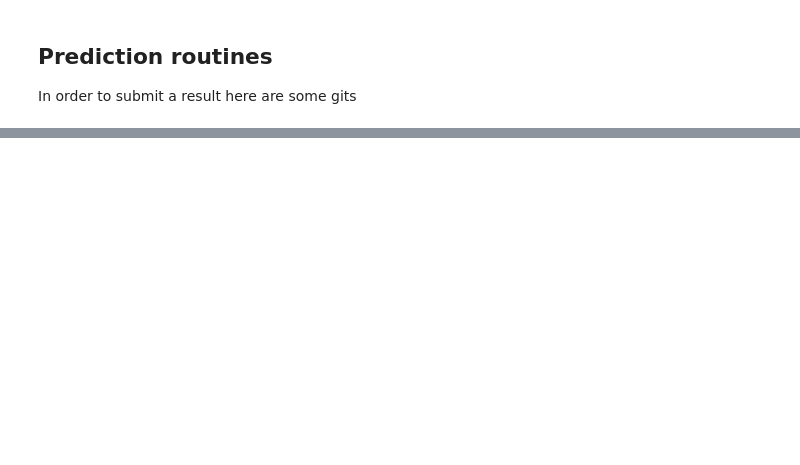
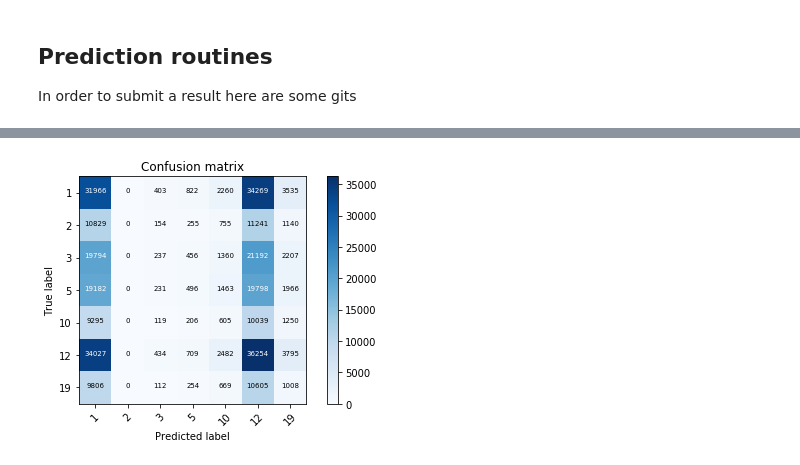
Before and after one commit to FannyRis/ChallengeHacka, a Jupyter notebook: CNN-7classes.ipynb, the cells around one changed output, grey strips where cells are left out. Cells and saved outputs as stored; diff of their text form; code cells hidden in the pictures; blank space fills up the shorter version.

```diff
--- a/CNN-7classes.ipynb
+++ b/CNN-7classes.ipynb
@@ -149,0 +169,2 @@ Epoch 3/3
+# %%
+history = model.fit_generator(train_gen, steps_per_epoch=train_batch_count, epochs=10, verbose=1, validation_data=val_gen, nb_val_samples=1000)
@@ -230,0 +280,2 @@ panda_prediction.to_csv(PATH_SUBMIT, index_label = 'ID')
+# %%
+prediction = model.predict_generator(val_gen, steps=get_batch_count(val_idxs, BATCH_SIZE), verbose=1)
@@ -230,0 +284,88 @@ panda_prediction.to_csv(PATH_SUBMIT, index_label = 'ID')
+# %%
+
+def gt_generator(h5_path, batch_size, idxs):
+    f = h5.File(h5_path, 'r')
+    batch_count = get_batch_count(idxs, batch_size)
+
+    for b in range(batch_count):
+        batch_idx = idxs[b*batch_size]
+        Y = f['TOP_LANDCOVER'][batch_idx:batch_idx+batch_size, :]
+        yield keras.utils.np_utils.to_categorical(np.array(Y), 23)
+
+gt_gen = gt_generator(PATH_DATA, BATCH_SIZE, val_idxs)
+gt = []
+for elem in gt_gen:
+    gt.append(elem)
+gt = np.vstack(gt)
+# %%
+import itertools
+from sklearn.metrics import confusion_matrix
+
+def plot_confusion_matrix(cm, classes,
+                          normalize=False,
+                          title='Confusion matrix',
+                          cmap=plt.cm.Blues):
+    """
+    This function prints and plots the confusion matrix.
+    Normalization can be applied by setting `normalize=True`.
+    """
+    if normalize:
+        cm = cm.astype('float') / cm.sum(axis=1)[:, np.newaxis]
+        print("Normalized confusion matrix")
+    else:
+        print('Confusion matrix, without normalization')
+
+    plt.imshow(cm, interpolation='nearest', cmap=cmap)
+    plt.title(title)
+    plt.colorbar()
+    tick_marks = np.arange(len(classes))
+    plt.xticks(tick_marks, classes, rotation=45)
+    plt.yticks(tick_marks, classes)
+
+    fmt = '.2f' if normalize else 'd'
+    thresh = cm.max() / 2.
+    for i in range(cm.shape[0]):
+        for j in range(cm.shape[1]):
+            plt.text(j, i, format(int(cm[i, j]), fmt),
+                     horizontalalignment="center",
+                     color="white" if cm[i, j] > thresh else "black",fontsize=7)
+
+    plt.tight_layout()
+    plt.ylabel('True label')
+    plt.xlabel('Predicted label')
+
+def clean_confusion_matrix(confusion_matrix, classes):
+    real_classes = []
+    for c in range(len(classes)):
+        if np.sum(confusion_matrix[:,c])+np.sum(confusion_matrix[c, :]) != 0:
+            real_classes.append(c)
+    real_confusion_matrix = np.empty((len(real_classes), len(real_classes)))
+    for c_index in range(len(real_classes)):
+        real_confusion_matrix[c_index,:] = confusion_matrix[real_classes[c_index], real_classes]
+    return real_confusion_matrix, real_classes
+
+
+y_true = np.argmax(gt, axis=1)
+print(len(y_true))
+y_pred = np.argmax(prediction, axis = 1)
+print(len(y_pred))
+
+for i, p in enumerate(y_pred):
+    if p == 0 :
+        y_pred[i] = 1
+    elif p == 1:
+        y_pred[i] =  2
+    elif p == 2:
+        y_pred[i] =  3
+    elif p == 3:
+        y_pred[i] =  5
+    elif p == 4:
+        y_pred[i] =  10
+    elif p == 5:
+        y_pred[i] =  12
+    elif p == 6:
+        y_pred[i] =  19
+
+real_cnf_matrix, real_classes = clean_confusion_matrix(confusion_matrix(y_true, y_pred, labels= range(23)), range(23))
+plot_confusion_matrix(real_cnf_matrix, classes = real_classes, normalize=False)
+# %% [output]
@@ -230,0 +375 @@ panda_prediction.to_csv(PATH_SUBMIT, index_label = 'ID')
+[figure, added]
```
Also changed, not shown: parts of 17 cells of this notebook, 4 other files.
